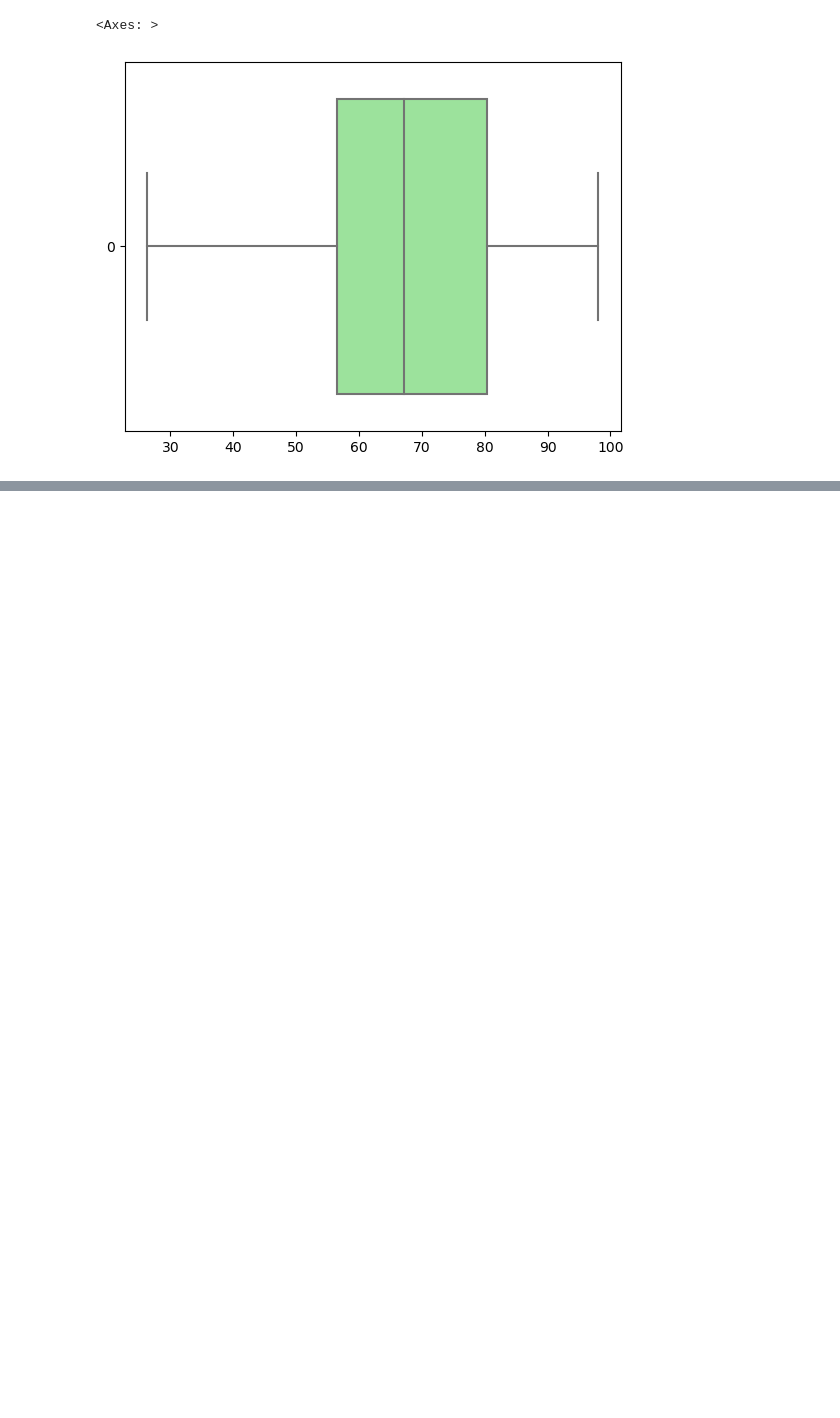
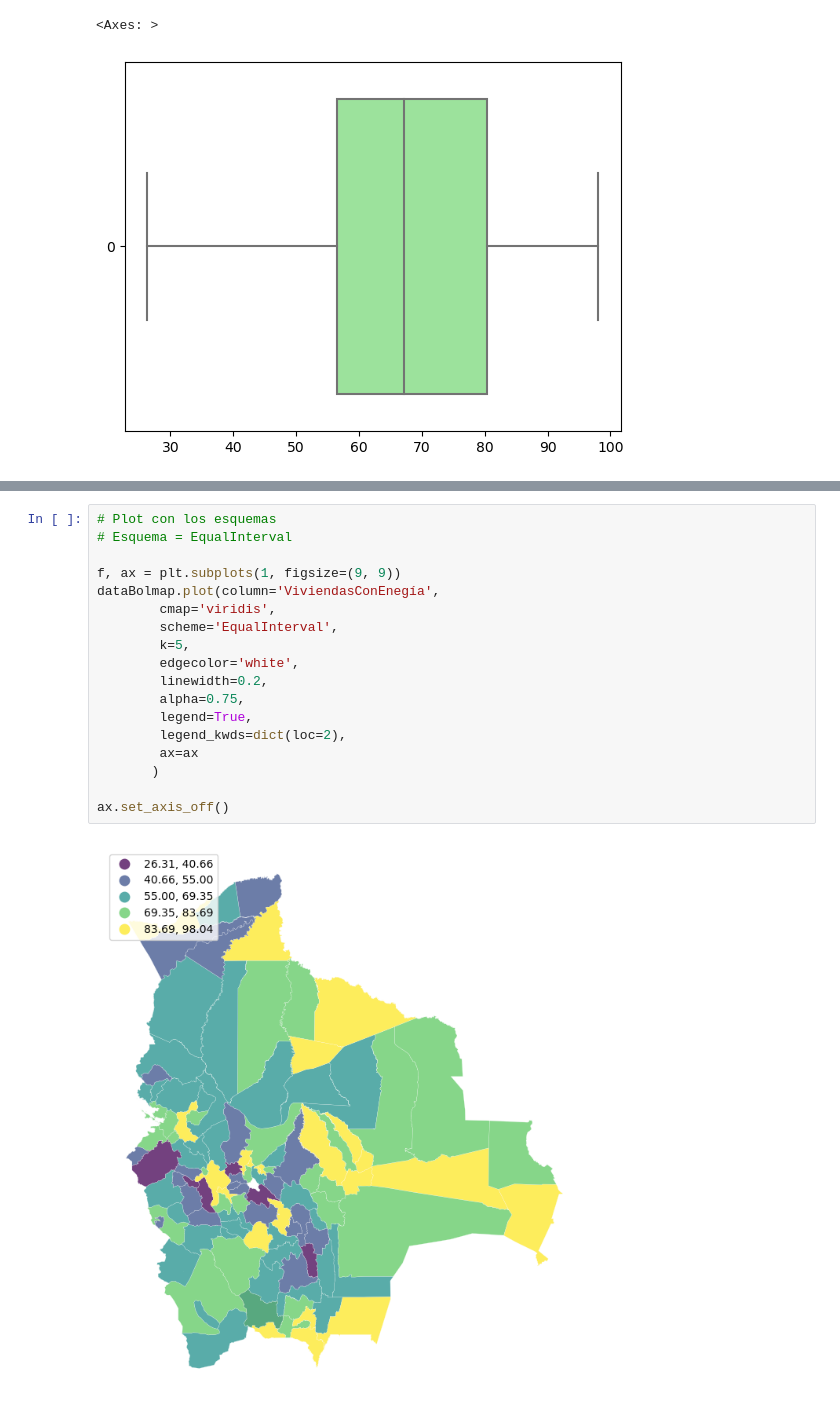
Before and after one commit to FabianRomero20/Examen2, a Jupyter notebook: Ejercicios_Finales.ipynb, the cells around one changed output, grey strips where cells are left out. Drawn from its saved outputs; the diff is of its cells as text; blank space fills up the shorter version.

```diff
--- a/Ejercicios_Finales.ipynb
+++ b/Ejercicios_Finales.ipynb
@@ -240,0 +388,20 @@ sea.boxplot(dataBolmap.ViviendasConEnegía, color='lightgreen',orient='h')
+# %%
+# Plot con los esquemas
+# Esquema = EqualInterval
+
+f, ax = plt.subplots(1, figsize=(9, 9))
+dataBolmap.plot(column='ViviendasConEnegía',
+        cmap='viridis',
+        scheme='EqualInterval',
+        k=5,
+        edgecolor='white',
+        linewidth=0.2,
+        alpha=0.75,
+        legend=True,
+        legend_kwds=dict(loc=2),
+        ax=ax
+       )
+
+ax.set_axis_off()
+# %% [output]
+[figure, added]
```
Also changed, not shown: parts of 18 cells of this notebook, 3 other files.
